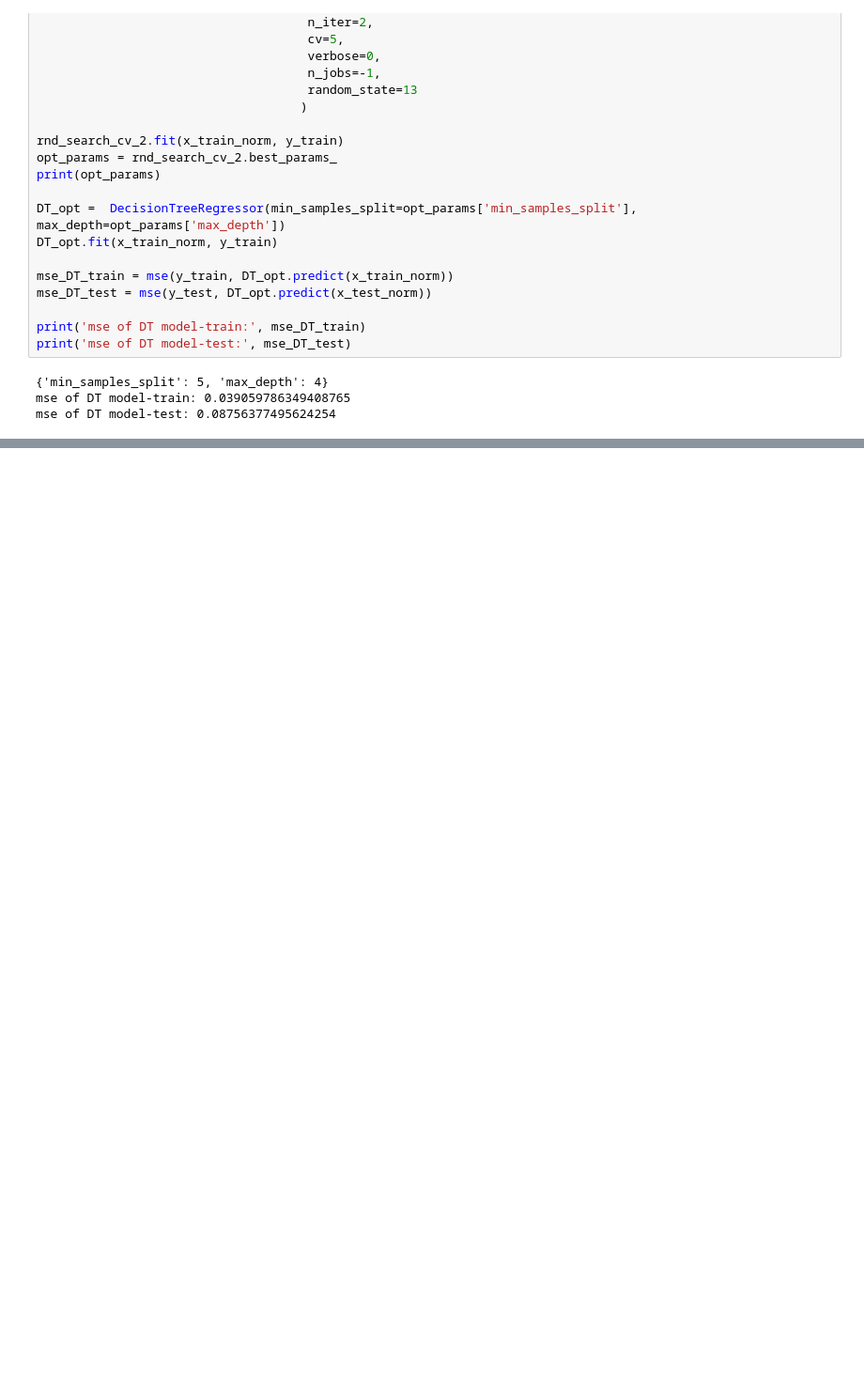
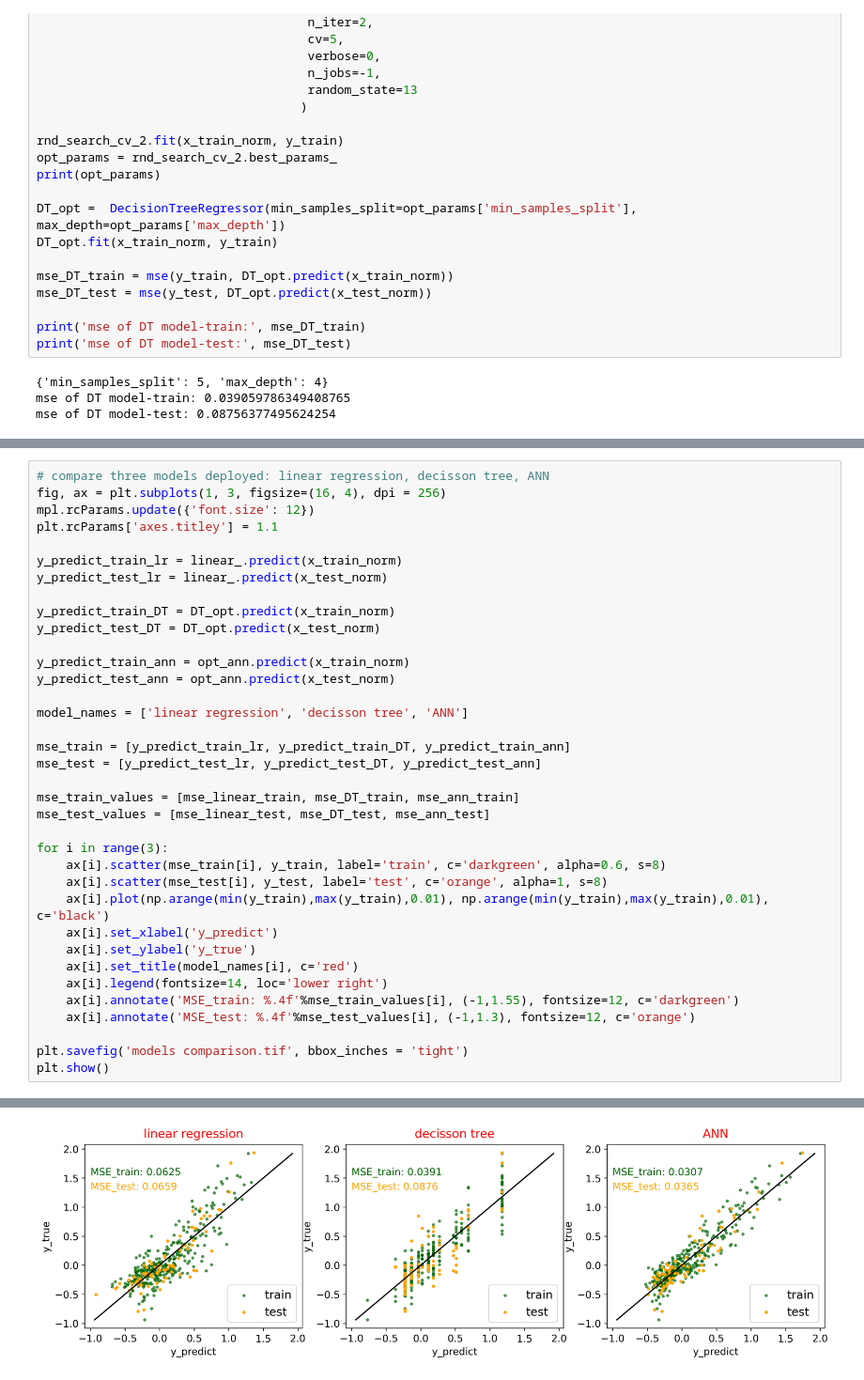
Before and after one commit to duongvnminh/MSE-542, a Jupyter notebook: MSE542_project.ipynb, the cells around one changed output, grey strips where cells are left out. Shown at 94% size. Cells and saved outputs as stored; diff of their text form; blank space fills up the shorter version.

```diff
--- a/MSE542_project.ipynb
+++ b/MSE542_project.ipynb
@@ -368,0 +484,37 @@ BrokenProcessPool: A task has failed to un-serialize. Please ensure that the arg
+# %%
+# compare three models deployed: linear regression, decisson tree, ANN
+fig, ax = plt.subplots(1, 3, figsize=(16, 4), dpi = 256)
+mpl.rcParams.update({'font.size': 12})
+plt.rcParams['axes.titley'] = 1.1
+
+y_predict_train_lr = linear_.predict(x_train_norm)
+y_predict_test_lr = linear_.predict(x_test_norm)
+
+y_predict_train_DT = DT_opt.predict(x_train_norm)
+y_predict_test_DT = DT_opt.predict(x_test_norm)
+
+y_predict_train_ann = opt_ann.predict(x_train_norm)
+y_predict_test_ann = opt_ann.predict(x_test_norm)
+
+model_names = ['linear regression', 'decisson tree', 'ANN']
+
+mse_train = [y_predict_train_lr, y_predict_train_DT, y_predict_train_ann]
+mse_test = [y_predict_test_lr, y_predict_test_DT, y_predict_test_ann]
+
+mse_train_values = [mse_linear_train, mse_DT_train, mse_ann_train]
+mse_test_values = [mse_linear_test, mse_DT_test, mse_ann_test]
+
+for i in range(3):
+    ax[i].scatter(mse_train[i], y_train, label='train', c='darkgreen', alpha=0.6, s=8)
+    ax[i].scatter(mse_test[i], y_test, label='test', c='orange', alpha=1, s=8)
+    ax[i].plot(np.arange(min(y_train),max(y_train),0.01), np.arange(min(y_train),max(y_train),0.01), c='black')
+    ax[i].set_xlabel('y_predict')
+    ax[i].set_ylabel('y_true')
+    ax[i].set_title(model_names[i], c='red')
+    ax[i].legend(fontsize=14, loc='lower right')
+    ax[i].annotate('MSE_train: %.4f'%mse_train_values[i], (-1,1.55), fontsize=12, c='darkgreen')
+    ax[i].annotate('MSE_test: %.4f'%mse_test_values[i], (-1,1.3), fontsize=12, c='orange')
+
+plt.savefig('models comparison.tif', bbox_inches = 'tight')
+plt.show()
+# %% [output]
@@ -368,0 +523 @@ BrokenProcessPool: A task has failed to un-serialize. Please ensure that the arg
+[figure, added]
```
Also changed, not shown: parts of 7 cells of this notebook, 3 other files.
